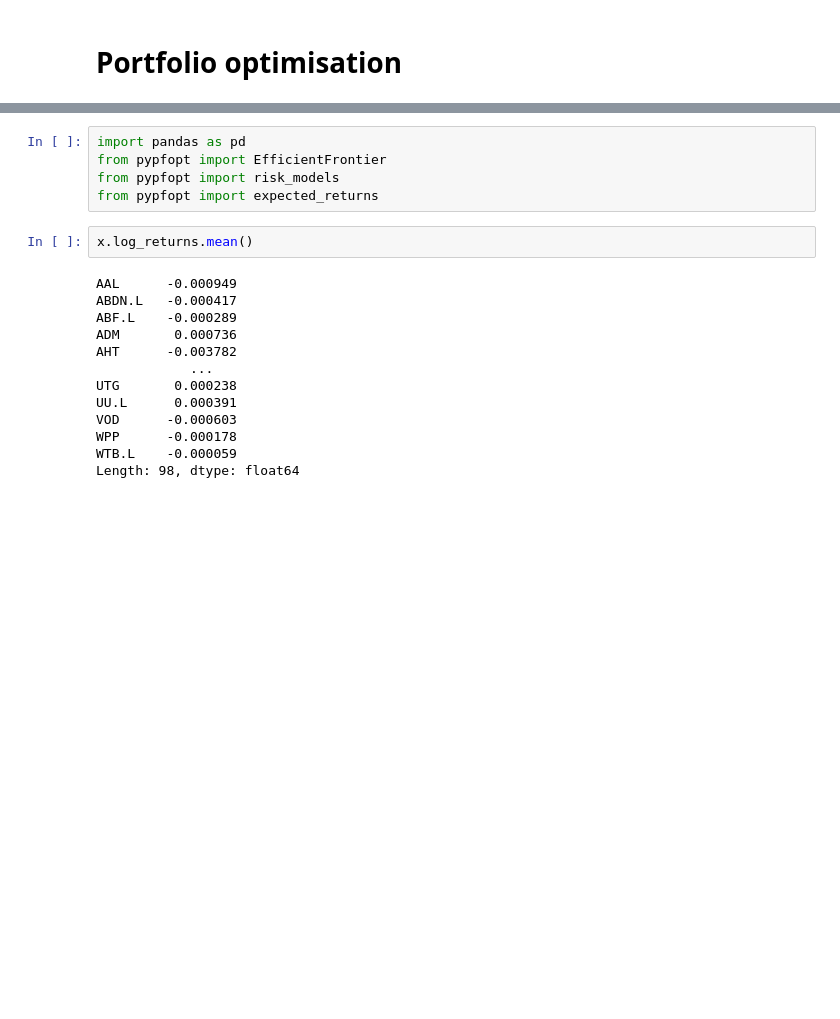
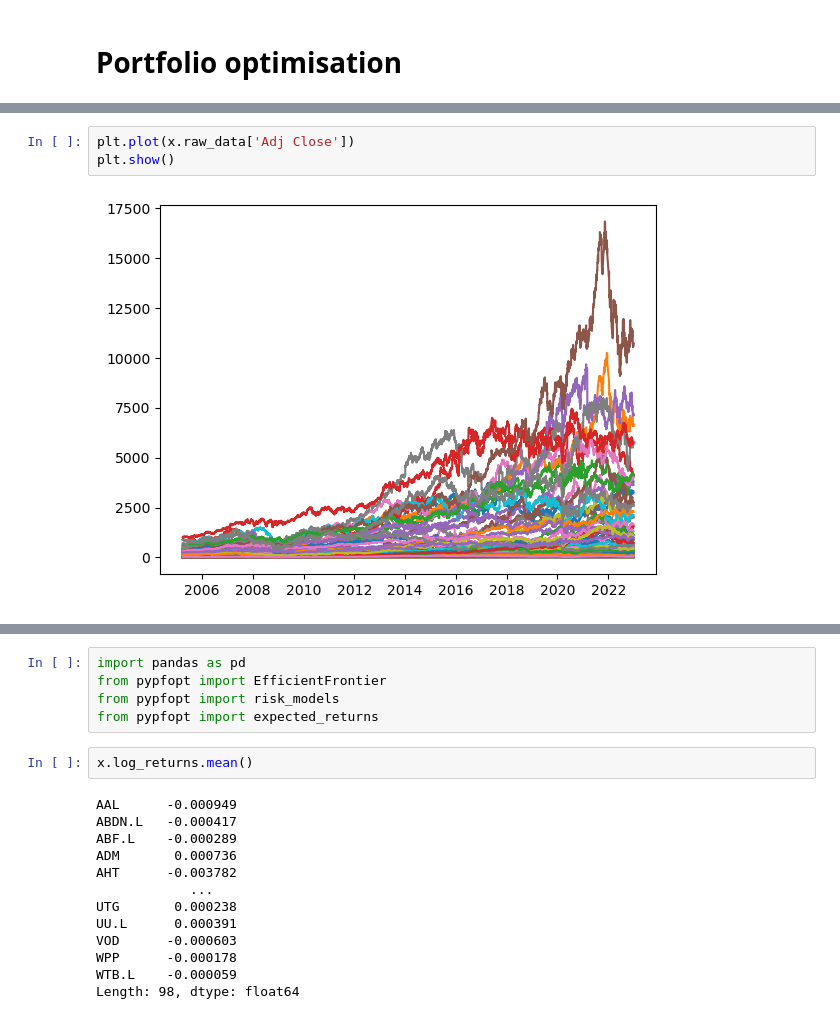
Before and after one commit to Johanlai/risk_management, a Jupyter notebook: VaR.ipynb, the cells around one changed output, grey strips where cells are left out. Drawn from its saved outputs; the diff is of its cells as text; blank space fills up the shorter version.

```diff
--- a/VaR.ipynb
+++ b/VaR.ipynb
@@ -33,0 +95,5 @@ x.Efficient_Frontier(n=10000)
+# %%
+plt.plot(x.raw_data['Adj Close'])
+plt.show()
+# %% [output]
+[figure, added]
```
Also changed, not shown: parts of 15 cells of this notebook, 2 other files.
